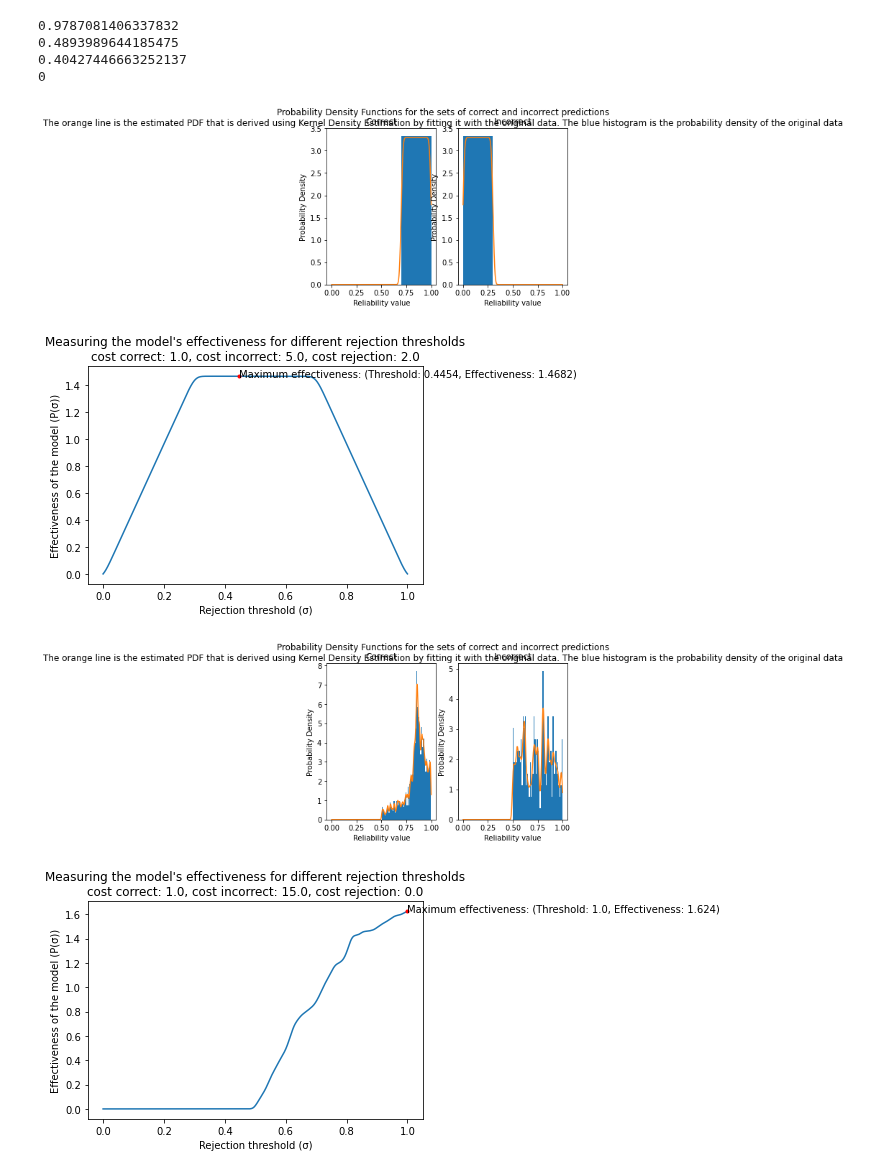
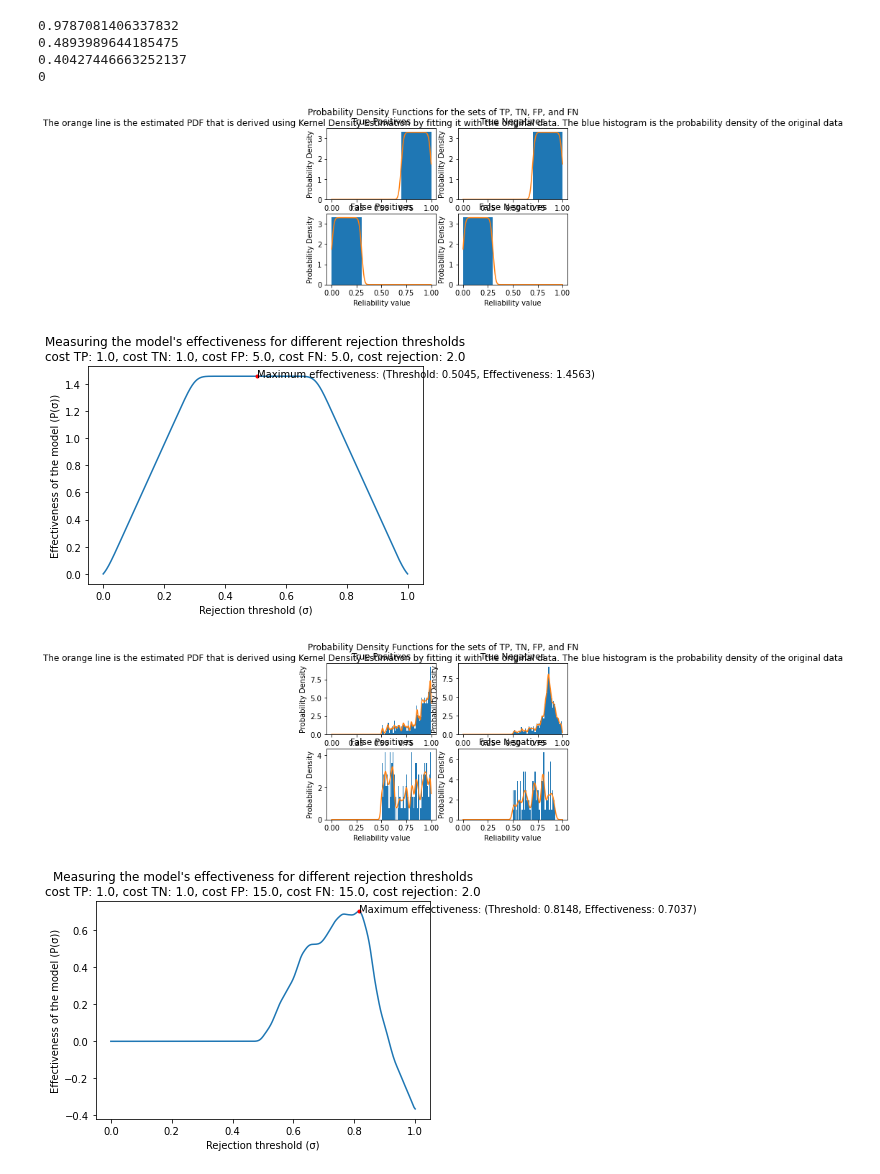
Before and after one commit to delftcrowd/smart_rejector_for_hate_speech, a Jupyter notebook: code/rejector/test_original.ipynb, the cells around one changed output. Drawn from its saved outputs; the diff is of its cells as text; code cells hidden in the pictures.

```diff
--- a/code/rejector/test_original.ipynb
+++ b/code/rejector/test_original.ipynb
@@ -13,25 +13,25 @@ predictions = []
 # Add False Negatives
 for p in np.linspace(0, 0.3, 100):
     prediction = Prediction(
-        "negative", "positive", p, None)
+        "negative", "positive", p, "positive", None)
     predictions.append(prediction)
 
 # Add False Positives
 for p in np.linspace(0, 0.3, 100):
     prediction = Prediction(
-        "positive", "negative", p, None)
+        "positive", "negative", p, "positive", None)
     predictions.append(prediction)
 
 # Add True Negatives
 for p in np.linspace(0.7, 1.0, 100):
     prediction = Prediction(
-        "negative", "negative", p, None)
+        "negative", "negative", p, "positive", None)
     predictions.append(prediction)
 
 # Add True Positives
 for p in np.linspace(0.7, 1.0, 100):
     prediction = Prediction(
-        "positive", "positive", p, None)
+        "positive", "positive", p, "positive", None)
     predictions.append(prediction)
 # %%
 kde = PDFs.estimator(predictions)
@@ -46,19 +46,19 @@ print( pdf.integral(threshold=0.0))
 0.40427446663252137
 0
 # %%
-costs = Costs(cost_correct=1.0, cost_incorrect=5.0, cost_rejection=2.0)
+costs = Costs(cost_TP=1.0, cost_TN=1.0, cost_FP=5.0, cost_FN=5.0, cost_rejection=2.0)
 metric = Metric(costs, predictions)
 metric.plot_pdfs()
 metric.plot_effectiveness()
 # %% [output]
-[figure, old version]
+[figure, new version]
-[figure, old version]
+[figure, new version]
 # %%
-predictions = Prediction.load("input/cnn-hoseem-calibrated.p")
-costs = Costs(cost_correct=1.0, cost_incorrect=15.0, cost_rejection=0.0)
+predictions = Prediction.load("input/cnn-hoseem-calibrated.p", gold_class="Hate")
+costs = Costs(cost_TP=1.0, cost_TN=1.0, cost_FP=15.0, cost_FN=15.0, cost_rejection=2.0)
 metric = Metric(costs, predictions)
 metric.plot_pdfs()
 metric.plot_effectiveness()
 # %% [output]
-[figure, old version]
+[figure, new version]
-[figure, old version]
+[figure, new version]
```
Also changed, not shown: parts of 1 cell of this notebook, 35 other files.
